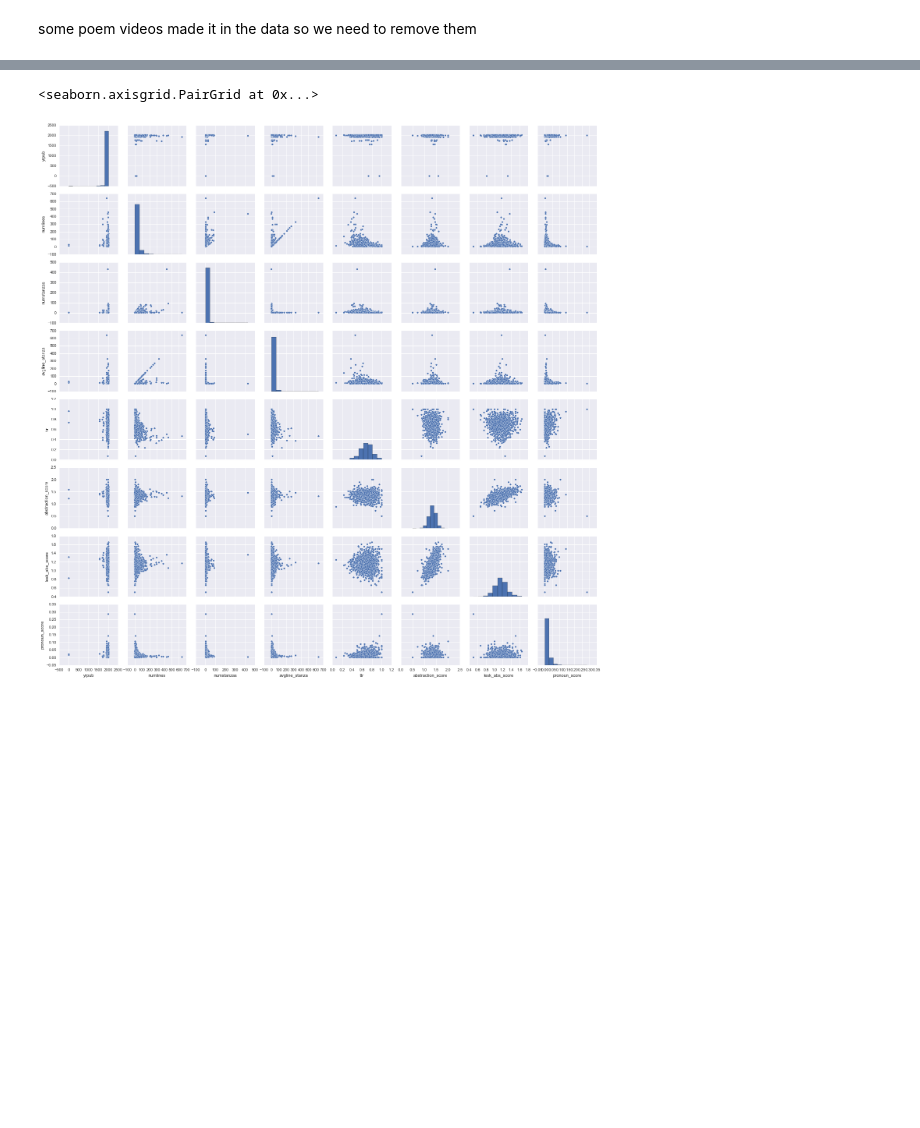
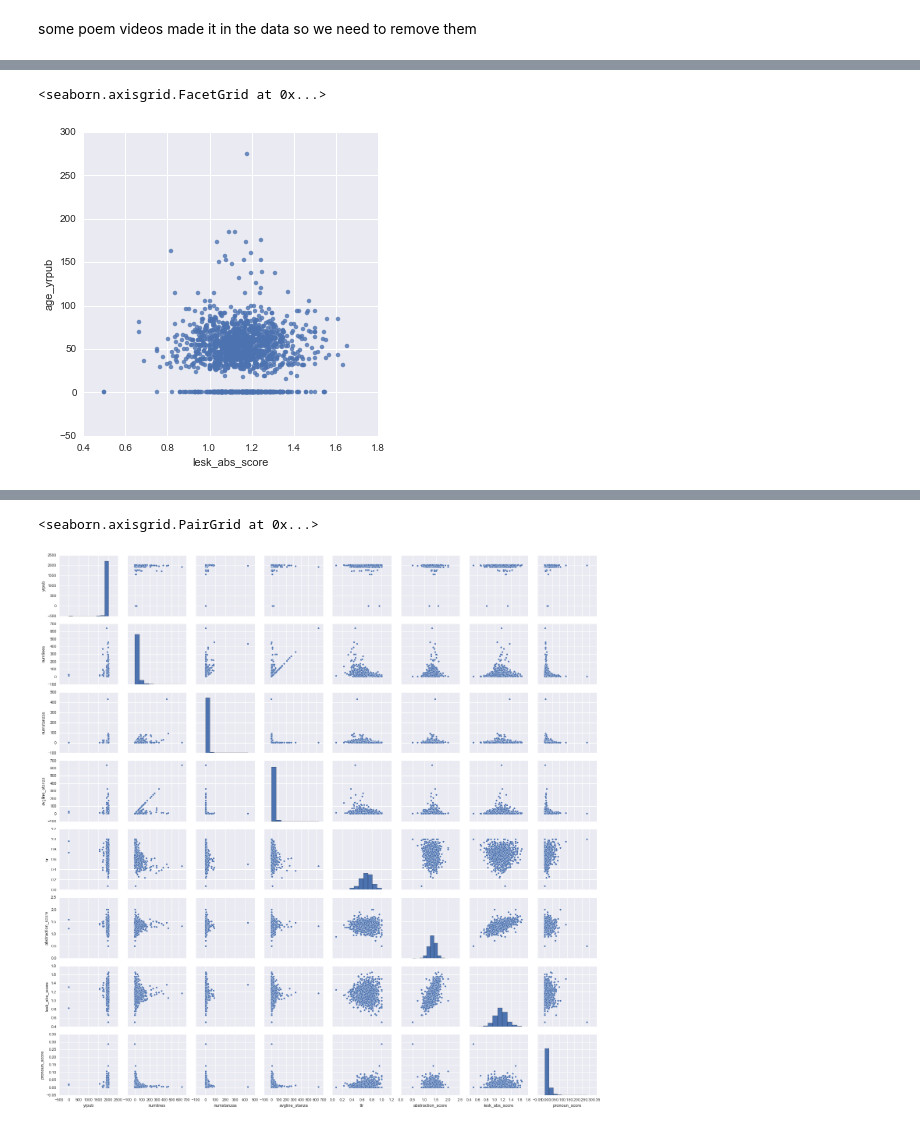
Before and after one commit to huiruru/FinalProject, a Jupyter notebook: ScratchPad/PoemTextAnalysis.ipynb, the cells around one changed output, grey strips where cells are left out. Cells and saved outputs as stored; diff of their text form; code cells hidden in the pictures; blank space fills up the shorter version.

Commit message:
cleaned up analysis notebook and updated pkl files

```diff
--- a/ScratchPad/PoemTextAnalysis.ipynb
+++ b/ScratchPad/PoemTextAnalysis.ipynb
@@ -227,0 +146,14 @@ pd.set_option('display.max_columns',60)
+# %%
+def grab_numerical(text):
+    """Takes in text, extracts numerical data and returns it as integer
+        Set it as 0 if nothing found
+    """
+    number = 0
+
+    try:
+        text = u''.join(re.findall('\\d+', text))
+        number = int(text)
+    except:
+        pass
+
+    return number
@@ -227,0 +291,3 @@ pd.set_option('display.max_columns',60)
+# %%
+poemdf['bio_sents'] = poemdf['poet_bio'].map(lambda x: sent_tokenize(u''.join(x)))
+# poemdf.columns
@@ -227,0 +300,17 @@ pd.set_option('display.max_columns',60)
+# %%
+# Look at relationship between words in title and words in text
+
+#abstraction score of title using lesk
+
+# titles = []
+# for i in df.poem_title:
+#     titles.append(u''.join(i).replace('[','').replace(']',''))
+
+#assume each title is a sentence/phrase
+poemdf['title_clean'] = poemdf['poem_title'].map(lambda x: u''.join(x).replace('[','').replace(']',''))
+
+# title_words = [item for sublist in titles for item in sublist]
+# title_words = list(set(title_words))
+# %%
+#just checking if anything can be done
+poemdf['title_lesk_abs'] = poemdf['title_clean'].map(lambda x: abstraction_score(x, True))
@@ -227,0 +353,6 @@ pd.set_option('display.max_columns',60)
+# %%
+# sns.lmplot('title_lesk_abs','lesk_abs_score', data = byprimarytagdf[:10], fit_reg = False)
+sns.lmplot('lesk_abs_score','age_yrpub', data = poemdf, fit_reg = False)
+# %% [output]
+<seaborn.axisgrid.FacetGrid at 0x...>
+[figure, added]
```
Also changed, not shown: parts of 58 cells of this notebook, 3 other files.
